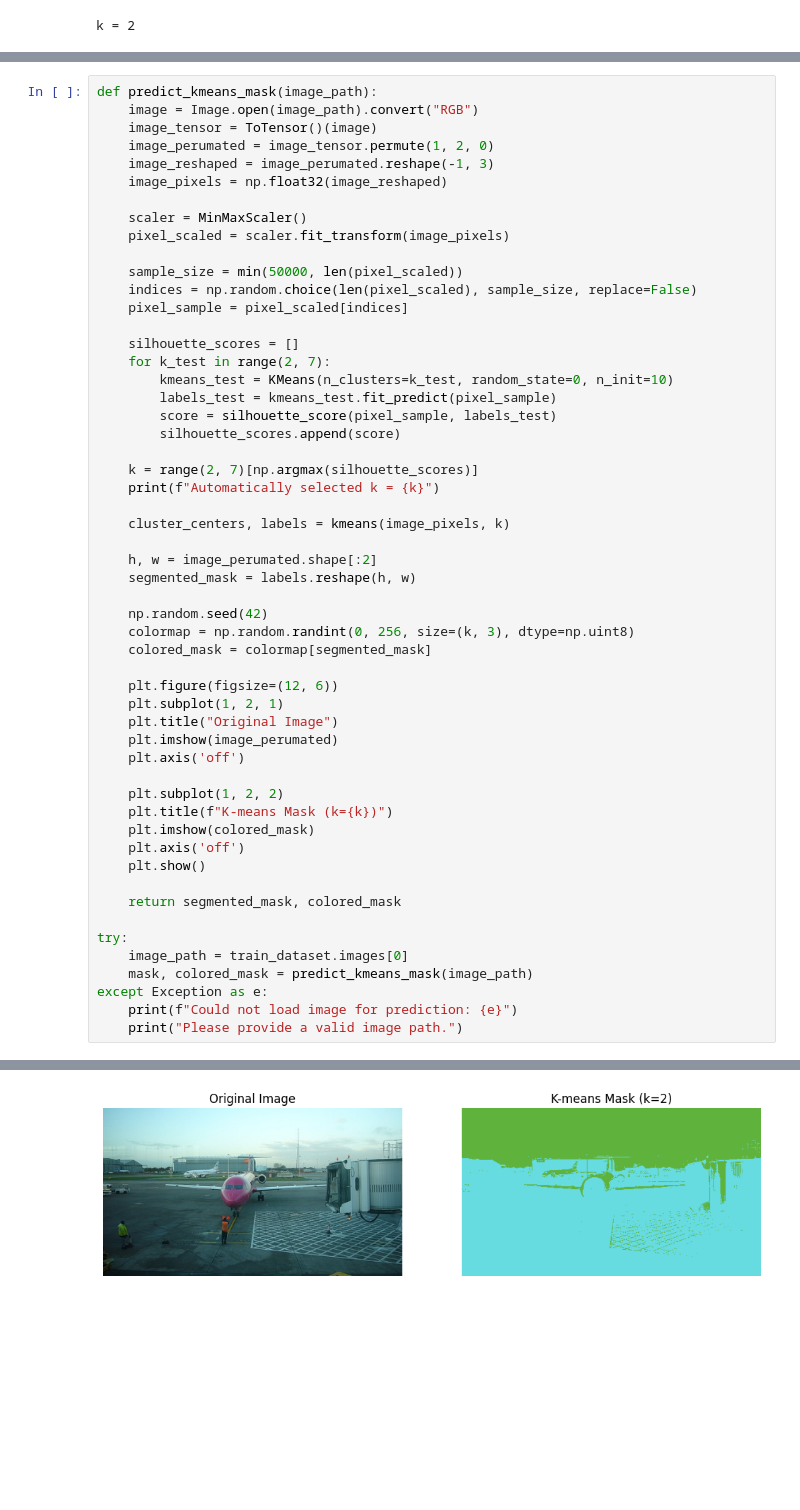
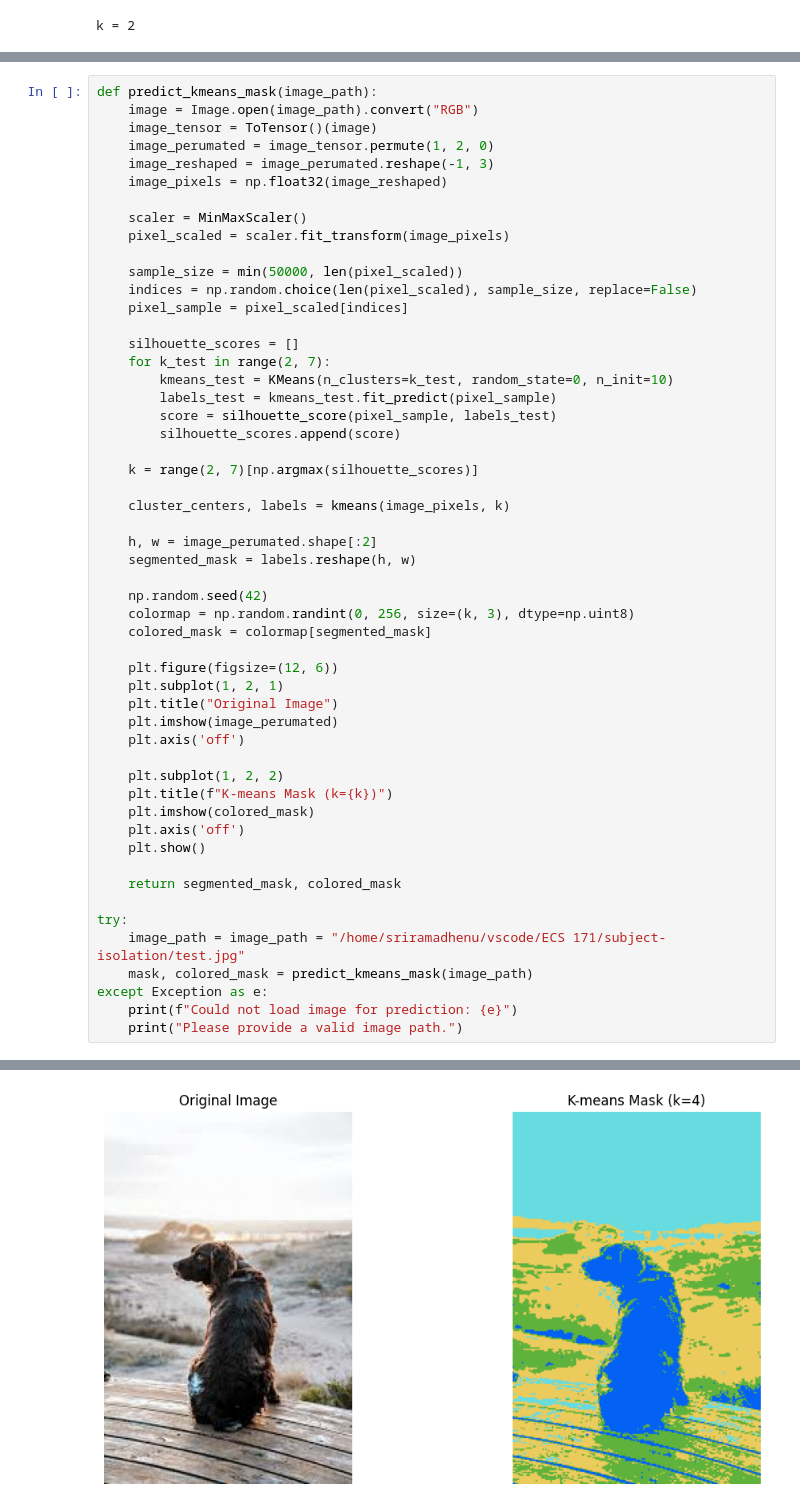
Before and after one commit to sriramadhenu/subject-isolation, a Jupyter notebook: models/K-MEANS/k-means-clustering.ipynb, the cells around one changed output, grey strips where cells are left out. Drawn from its saved outputs; the diff is of its cells as text; blank space fills up the shorter version.

```diff
--- a/models/K-MEANS/k-means-clustering.ipynb
+++ b/models/K-MEANS/k-means-clustering.ipynb
@@ -291,7 +291,6 @@ def predict_kmeans_mask(image_path):
         silhouette_scores.append(score)
 
     k = range(2, 7)[np.argmax(silhouette_scores)]
-    print(f"Automatically selected k = {k}")
 
     cluster_centers, labels = kmeans(image_pixels, k)
 
@@ -317,7 +316,7 @@ def predict_kmeans_mask(image_path):
     return segmented_mask, colored_mask
 
 try:
-    image_path = train_dataset.images[0]
+    image_path = image_path = "/home/sriramadhenu/vscode/ECS 171/subject-isolation/test.jpg"
     mask, colored_mask = predict_kmeans_mask(image_path)
 except Exception as e:
     print(f"Could not load image for prediction: {e}")
@@ -327 +326 @@ Automatically selected k = 2
-[figure, old version]
+[figure, new version]
```
Also changed, not shown: parts of 6 cells of this notebook.
